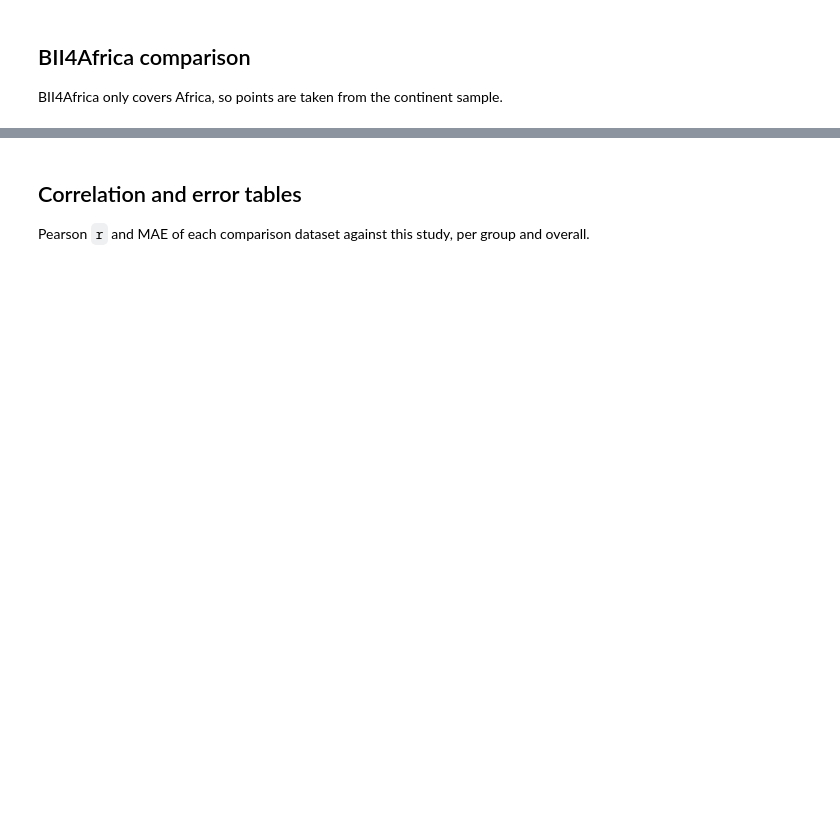
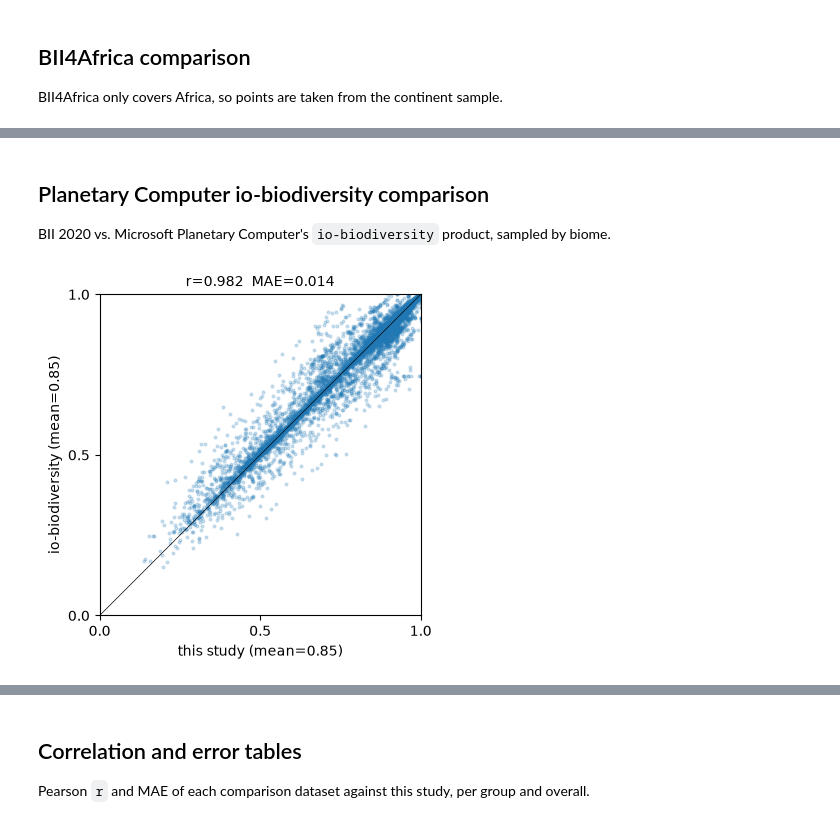
Before and after one commit to Vizzuality/biodiversity-intactness-100m-update, a Jupyter notebook: notebooks/4. compare-datasets.ipynb, the cells around one changed output, grey strips where cells are left out. Cells and saved outputs as stored; diff of their text form; code cells hidden in the pictures; blank space fills up the shorter version.

```diff
--- a/notebooks/4. compare-datasets.ipynb
+++ b/notebooks/4. compare-datasets.ipynb
@@ -99,0 +100,19 @@ fig.tight_layout();
+# %% [markdown]
+## Planetary Computer io-biodiversity comparison
+
+BII 2020 vs. Microsoft Planetary Computer's `io-biodiversity` product, sampled by biome.
+# %%
+d = biome[["bii", "pc"]].dropna()
+r = np.corrcoef(d["bii"], d["pc"])[0, 1]
+mae = (d["bii"] - d["pc"]).abs().mean()
+
+fig, ax = plt.subplots(figsize=(A4[0] / 2, A4[0] / 2))
+ax.scatter(d["bii"], d["pc"], s=4, alpha=0.2)
+ax.plot([0, 1], [0, 1], lw=0.5, color="k")
+ax.set(xlim=(0, 1), ylim=(0, 1), aspect="equal", xticks=[0, 0.5, 1], yticks=[0, 0.5, 1])
+ax.set_xlabel(f"this study (mean={d['bii'].mean():.2f})", fontsize=10)
+ax.set_ylabel(f"io-biodiversity (mean={d['pc'].mean():.2f})", fontsize=10)
+ax.set_title(f"r={r:.3f}  MAE={mae:.3f}", fontsize=10)
+fig.tight_layout();
+# %% [output]
+[figure, added]
```
Also changed, not shown: parts of 8 cells of this notebook, 2 other files.
